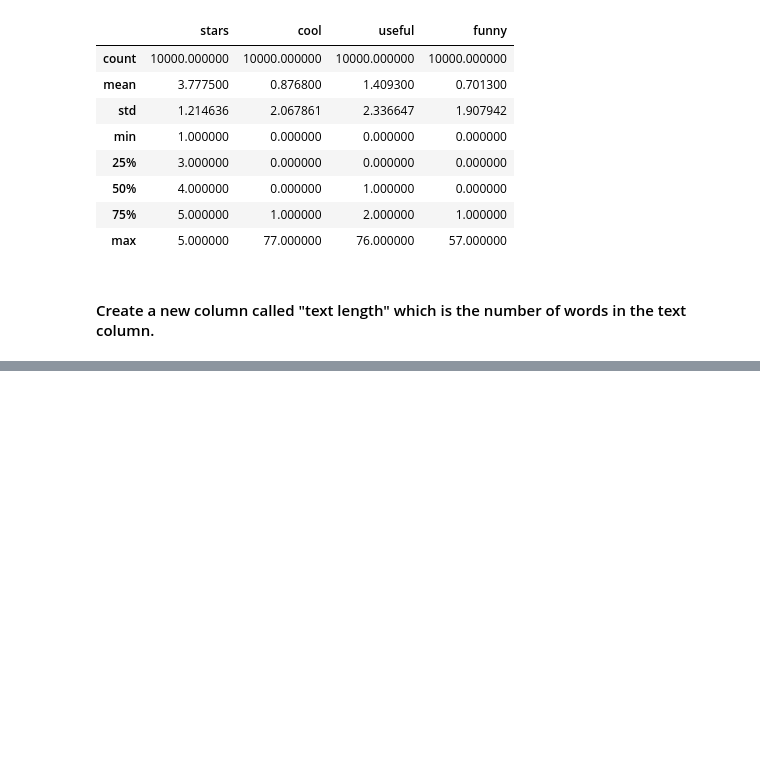
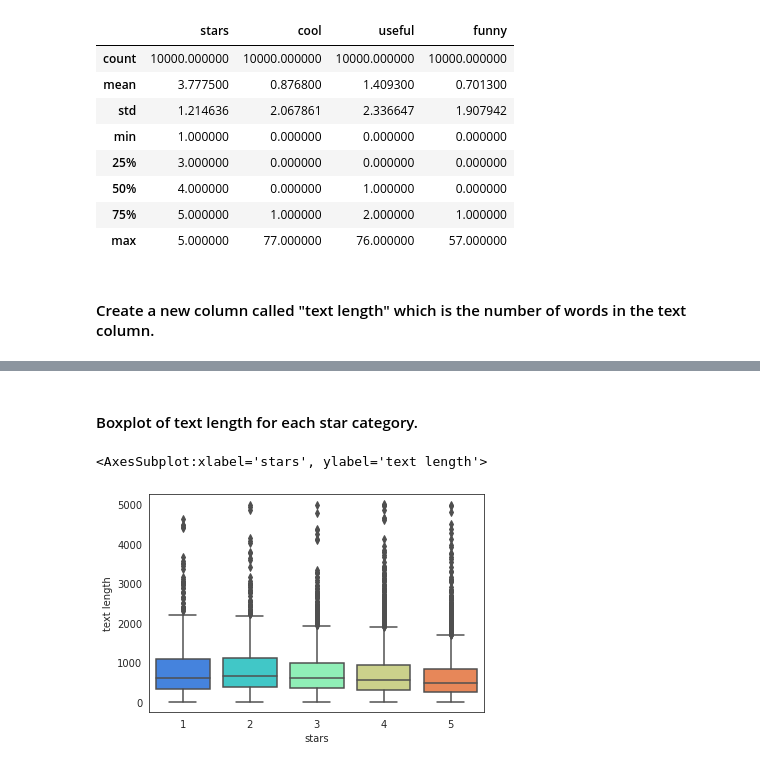
Before and after one commit to mleontenko/yelp, a Jupyter notebook: yelp-nlp.ipynb, the cells around one changed output, grey strips where cells are left out. Cells and saved outputs as stored; diff of their text form; code cells hidden in the pictures; blank space fills up the shorter version.

Commit message:
explanatory data analysis

```diff
--- a/yelp-nlp.ipynb
+++ b/yelp-nlp.ipynb
@@ -57,0 +73,7 @@ yelp['text length'] = yelp['text'].apply(len)
+# %% [markdown]
+#### Boxplot of text length for each star category.
+# %%
+sns.boxplot(x='stars',y='text length',data=yelp,palette='rainbow')
+# %% [output]
+<AxesSubplot:xlabel='stars', ylabel='text length'>
+[figure, added]
```
Also changed, not shown: parts of 10 cells of this notebook.
